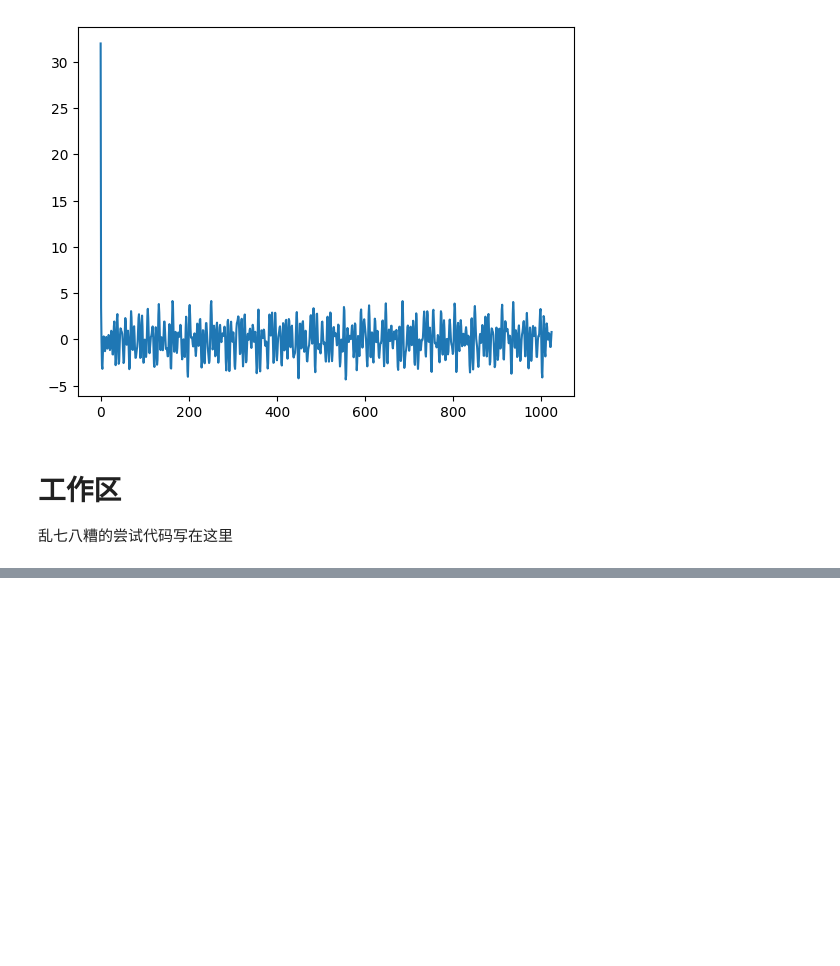
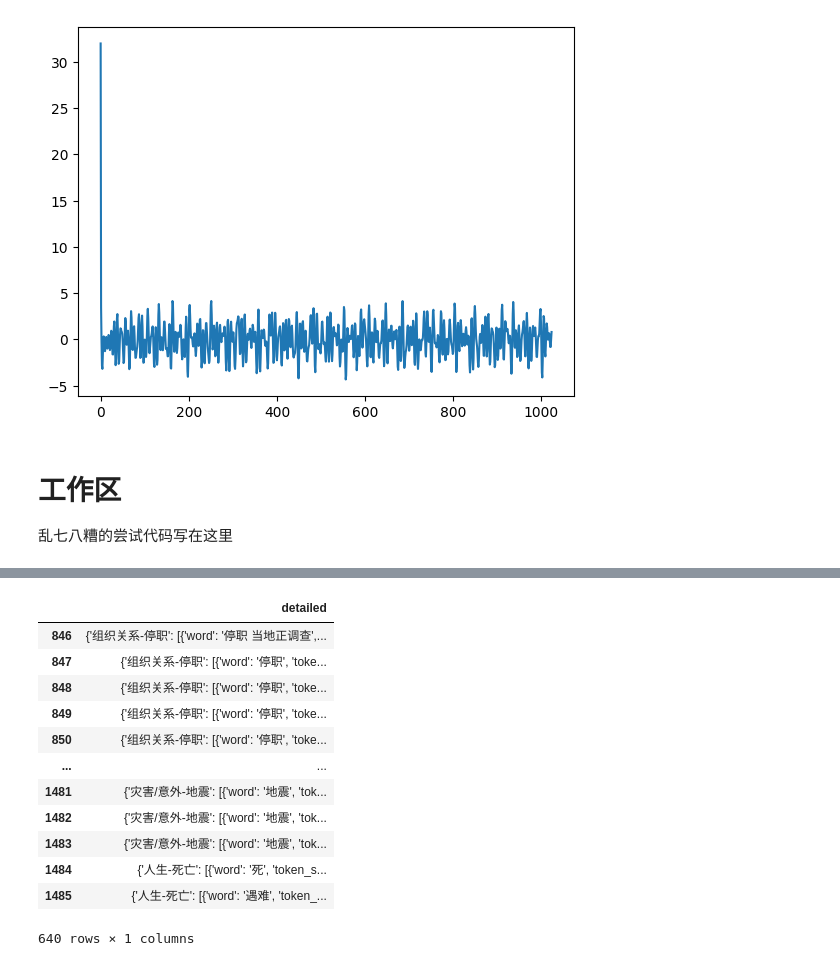
Before and after one commit to 1170500820/DLtools, a Jupyter notebook: analyze_ui_temp.ipynb, the cells around one changed output, grey strips where cells are left out. Saved outputs shown, nothing was run; the diff lists cells and outputs as text; code cells hidden in the pictures; blank space fills up the shorter version.

```diff
--- a/analyze_ui_temp.ipynb
+++ b/analyze_ui_temp.ipynb
@@ -299,0 +253,16 @@ BIO_to_spandict(d[0].data['tags'])
+# %%
+pred_frame[['detailed']][846:]
+# %% [output]
+|  | detailed |
+| 846 | {'组织关系-停职': [{'word': '停职 当地正调查',... |
+| 847 | {'组织关系-停职': [{'word': '停职', 'toke... |
+| 848 | {'组织关系-停职': [{'word': '停职', 'toke... |
+| 849 | {'组织关系-停职': [{'word': '停职', 'toke... |
+| 850 | {'组织关系-停职': [{'word': '停职', 'toke... |
+| ... | ... |
+| 1481 | {'灾害/意外-地震': [{'word': '地震', 'tok... |
+| 1482 | {'灾害/意外-地震': [{'word': '地震', 'tok... |
+| 1483 | {'灾害/意外-地震': [{'word': '地震', 'tok... |
+| 1484 | {'人生-死亡': [{'word': '死', 'token_s... |
+| 1485 | {'人生-死亡': [{'word': '遇难', 'token_... |
+640 rows × 1 columns
```
Also changed, not shown: parts of 11 cells of this notebook, 3 other files.
